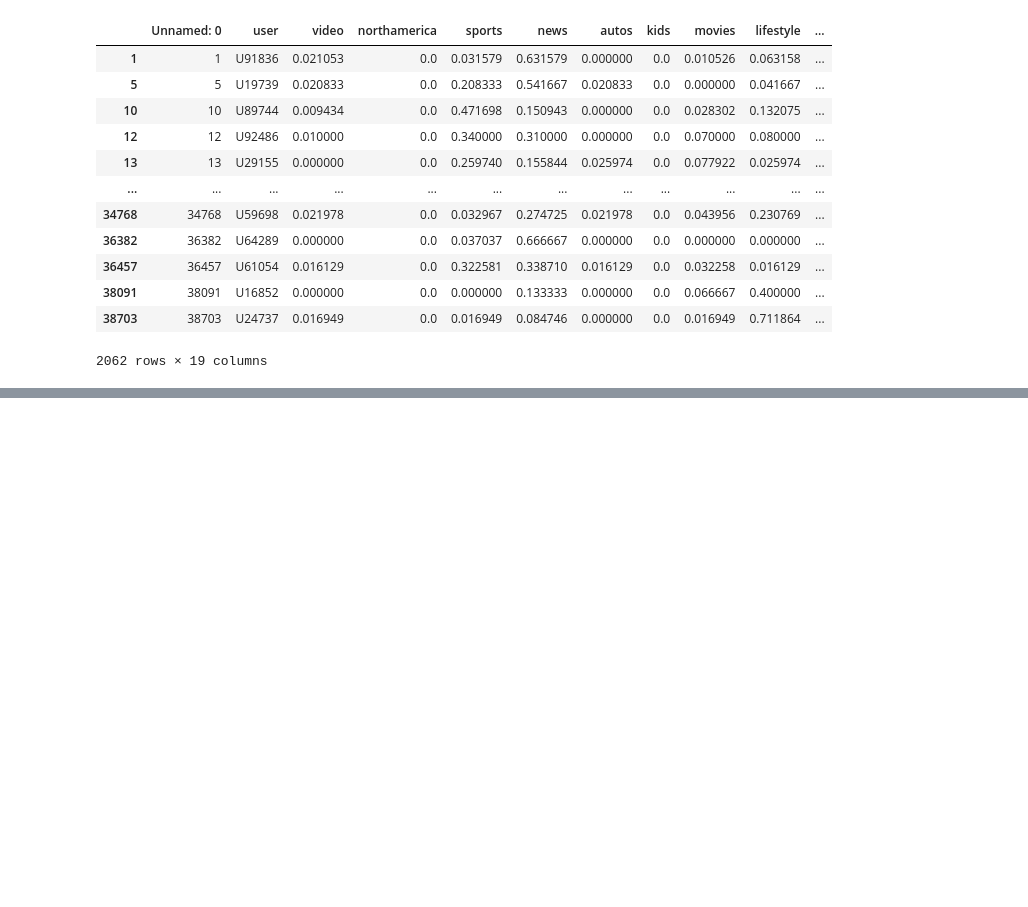
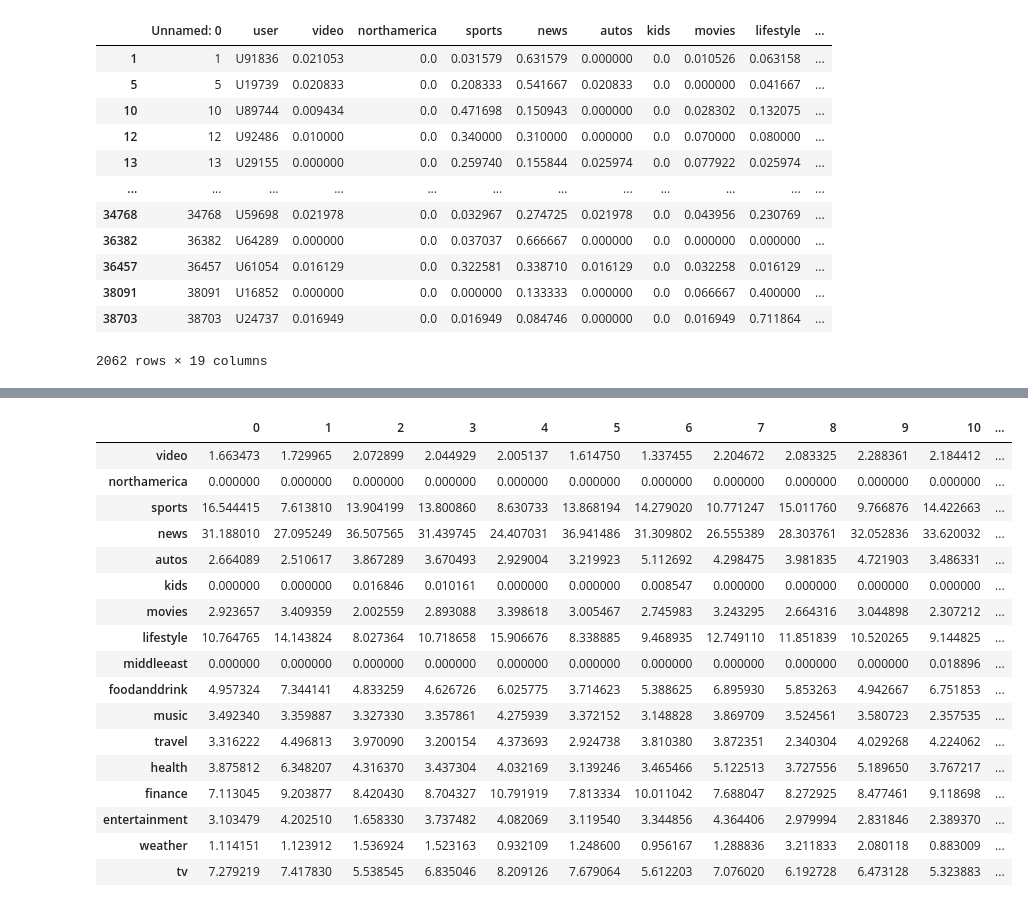
Before and after one commit to josh-oo/adapter-based-news-recommender, a Jupyter notebook: src/clustering/interpretation.ipynb, the cells around one changed output, grey strips where cells are left out. Saved outputs shown, nothing was run; the diff lists cells and outputs as text; code cells hidden in the pictures; blank space fills up the shorter version.

```diff
--- a/src/clustering/interpretation.ipynb
+++ b/src/clustering/interpretation.ipynb
@@ -132,0 +168,22 @@ for cluster in range(int(config['Clustering']['NoClusters'])):
+# %%
+freq_all_norm = freq_all.div(freq_all.sum(axis=0), axis=1)
+freq_all_norm * 100
+# %% [output]
+|  | 0 | 1 | 2 | 3 | 4 | 5 | 6 | 7 | 8 | 9 | 10 | ... |
+| video | 1.663473 | 1.729965 | 2.072899 | 2.044929 | 2.005137 | 1.614750 | 1.337455 | 2.204672 | 2.083325 | 2.288361 | 2.184412 | ... |
+| northamerica | 0.000000 | 0.000000 | 0.000000 | 0.000000 | 0.000000 | 0.000000 | 0.000000 | 0.000000 | 0.000000 | 0.000000 | 0.000000 | ... |
+| sports | 16.544415 | 7.613810 | 13.904199 | 13.800860 | 8.630733 | 13.868194 | 14.279020 | 10.771247 | 15.011760 | 9.766876 | 14.422663 | ... |
+| news | 31.188010 | 27.095249 | 36.507565 | 31.439745 | 24.407031 | 36.941486 | 31.309802 | 26.555389 | 28.303761 | 32.052836 | 33.620032 | ... |
+| autos | 2.664089 | 2.510617 | 3.867289 | 3.670493 | 2.929004 | 3.219923 | 5.112692 | 4.298475 | 3.981835 | 4.721903 | 3.486331 | ... |
+| kids | 0.000000 | 0.000000 | 0.016846 | 0.010161 | 0.000000 | 0.000000 | 0.008547 | 0.000000 | 0.000000 | 0.000000 | 0.000000 | ... |
+| movies | 2.923657 | 3.409359 | 2.002559 | 2.893088 | 3.398618 | 3.005467 | 2.745983 | 3.243295 | 2.664316 | 3.044898 | 2.307212 | ... |
+| lifestyle | 10.764765 | 14.143824 | 8.027364 | 10.718658 | 15.906676 | 8.338885 | 9.468935 | 12.749110 | 11.851839 | 10.520265 | 9.144825 | ... |
+| middleeast | 0.000000 | 0.000000 | 0.000000 | 0.000000 | 0.000000 | 0.000000 | 0.000000 | 0.000000 | 0.000000 | 0.000000 | 0.018896 | ... |
+| foodanddrink | 4.957324 | 7.344141 | 4.833259 | 4.626726 | 6.025775 | 3.714623 | 5.388625 | 6.895930 | 5.853263 | 4.942667 | 6.751853 | ... |
+| music | 3.492340 | 3.359887 | 3.327330 | 3.357861 | 4.275939 | 3.372152 | 3.148828 | 3.869709 | 3.524561 | 3.580723 | 2.357535 | ... |
+| travel | 3.316222 | 4.496813 | 3.970090 | 3.200154 | 4.373693 | 2.924738 | 3.810380 | 3.872351 | 2.340304 | 4.029268 | 4.224062 | ... |
+| health | 3.875812 | 6.348207 | 4.316370 | 3.437304 | 4.032169 | 3.139246 | 3.465466 | 5.122513 | 3.727556 | 5.189650 | 3.767217 | ... |
+| finance | 7.113045 | 9.203877 | 8.420430 | 8.704327 | 10.791919 | 7.813334 | 10.011042 | 7.688047 | 8.272925 | 8.477461 | 9.118698 | ... |
+| entertainment | 3.103479 | 4.202510 | 1.658330 | 3.737482 | 4.082069 | 3.119540 | 3.344856 | 4.364406 | 2.979994 | 2.831846 | 2.389370 | ... |
+| weather | 1.114151 | 1.123912 | 1.536924 | 1.523163 | 0.932109 | 1.248600 | 0.956167 | 1.288836 | 3.211833 | 2.080118 | 0.883009 | ... |
+| tv | 7.279219 | 7.417830 | 5.538545 | 6.835046 | 8.209126 | 7.679064 | 5.612203 | 7.076020 | 6.192728 | 6.473128 | 5.323883 | ... |
```
Also changed, not shown: parts of 8 cells of this notebook, 1 other file.
